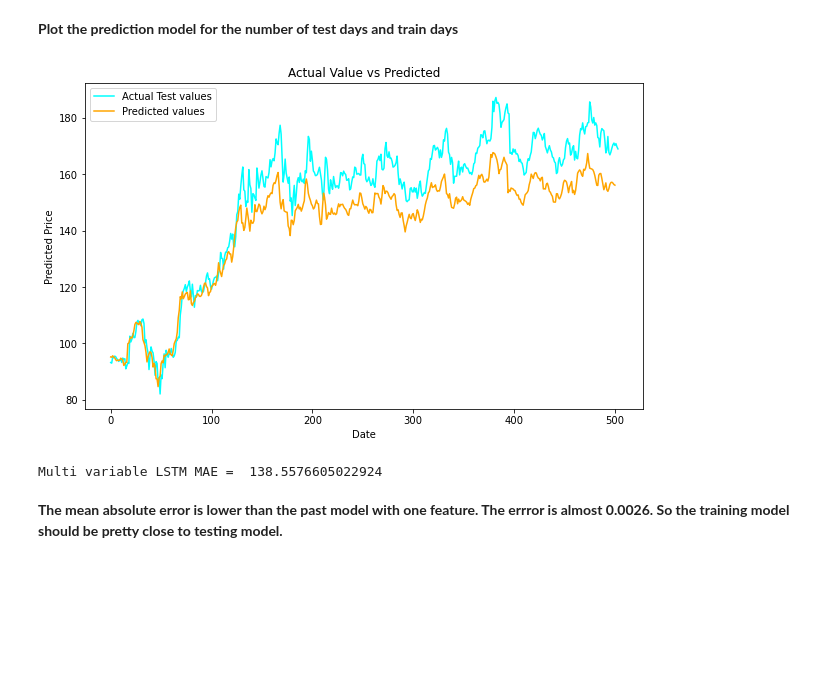
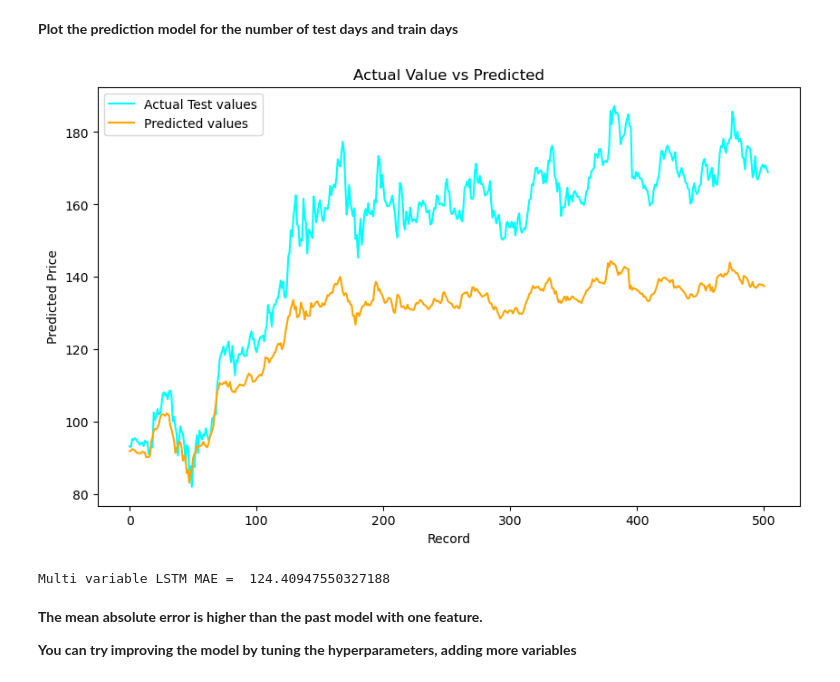
Before and after one commit to swapnilin/Stock-Prediction-using-LSTMs, a Jupyter notebook: Stock Market Models-ARIMA, Feature Extraction, LSTM.ipynb, the cells around one changed output. Cells and saved outputs as stored; diff of their text form; code cells hidden in the pictures; blank space fills up the shorter version.

```diff
--- a/Stock Market Models-ARIMA, Feature Extraction, LSTM.ipynb
+++ b/Stock Market Models-ARIMA, Feature Extraction, LSTM.ipynb
@@ -414,5 +415,5 @@ tdf.head()
 # %%
 # Let us drop MA7 and MA21 since it has a lot of NaN's which is not suitalbe for a LSTM.
 # we will only choose High, Low, EMA, and Momentum as choosen by XGBoost model. Open is our target variable.
-lstm_df = tdf.drop(columns=['Date','Close','MA7','MA21','12EMA','26EMA','MACD'])
+lstm_df = tdf[['Open','High','Low','EMA','MOMENTUM']]
 lstm_df.head(7)
@@ -984,18 +1006,20 @@ array([ 95.196625,  95.1186  ,  95.611435,  95.102936,  94.91621 ,
 # %%
 plt.figure(figsize=(10,6))
 plt.plot(opentest, color='Cyan', label='Actual Test values')
 plt.plot(testpred , color='Orange', label='Predicted values')
 plt.title('Actual Value vs Predicted')
-plt.xlabel('Date')
+plt.xlabel('Record')
 plt.ylabel('Predicted Price')
 plt.legend()
 plt.show()
 # %% [output]
-[figure, old version]
+[figure, new version]
 # %%
 # Evaluate the model
 print('Multi variable LSTM MAE = ', mean_absolute_error(Ytest, testpred))
 # %% [output]
-Multi variable LSTM MAE =  138.5576605022924
+Multi variable LSTM MAE =  124.40947550327188
 # %% [markdown]
-**The mean absolute error is lower than the past model with one feature. The errror is almost 0.0026. So the training model should be pretty close to testing model.**
+**The mean absolute error is higher than the past model with one feature.**
+
+**You can try improving the model by tuning the hyperparameters, adding more variables**
```
Also changed, not shown: parts of 14 cells of this notebook.
